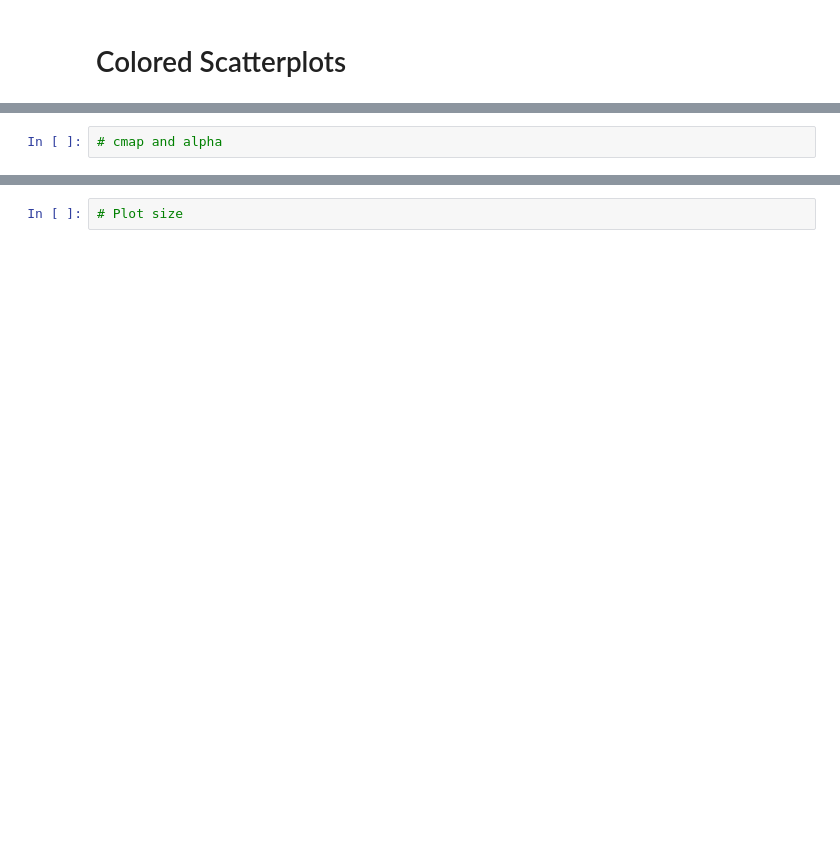
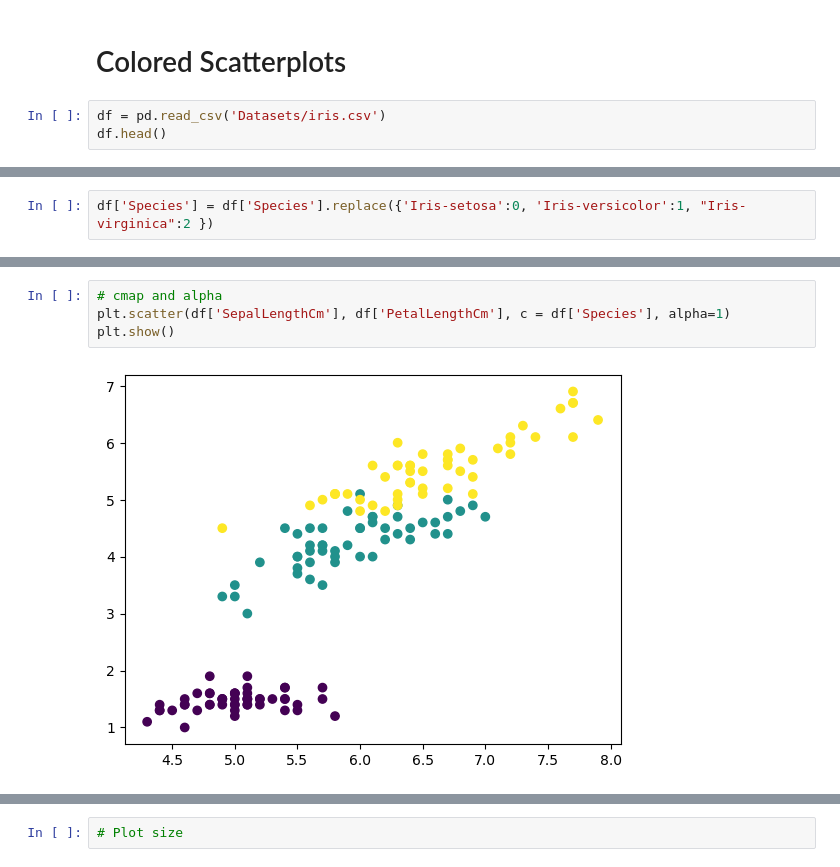
Before and after one commit to hirenkanzariya01/Data-visualization-, a Jupyter notebook: MatplotLibAdvance.ipynb, the cells around one changed output, grey strips where cells are left out. Saved outputs shown, nothing was run; the diff lists cells and outputs as text; blank space fills up the shorter version.

```diff
--- a/MatplotLibAdvance.ipynb
+++ b/MatplotLibAdvance.ipynb
@@ -3,2 +8,5 @@
 # %% [markdown]
  # Colored Scatterplots
+# %%
+df = pd.read_csv('Datasets/iris.csv')
+df.head()
@@ -4,0 +20,2 @@
+# %%
+df['Species'] = df['Species'].replace({'Iris-setosa':0, 'Iris-versicolor':1, "Iris-virginica":2 })
@@ -5,2 +31,6 @@
 # %%
 # cmap and alpha
+plt.scatter(df['SepalLengthCm'], df['PetalLengthCm'], c = df['Species'], alpha=1)
+plt.show()
+# %% [output]
+[figure, added]
```
Also changed, not shown: parts of 6 cells of this notebook, 5 other files.
